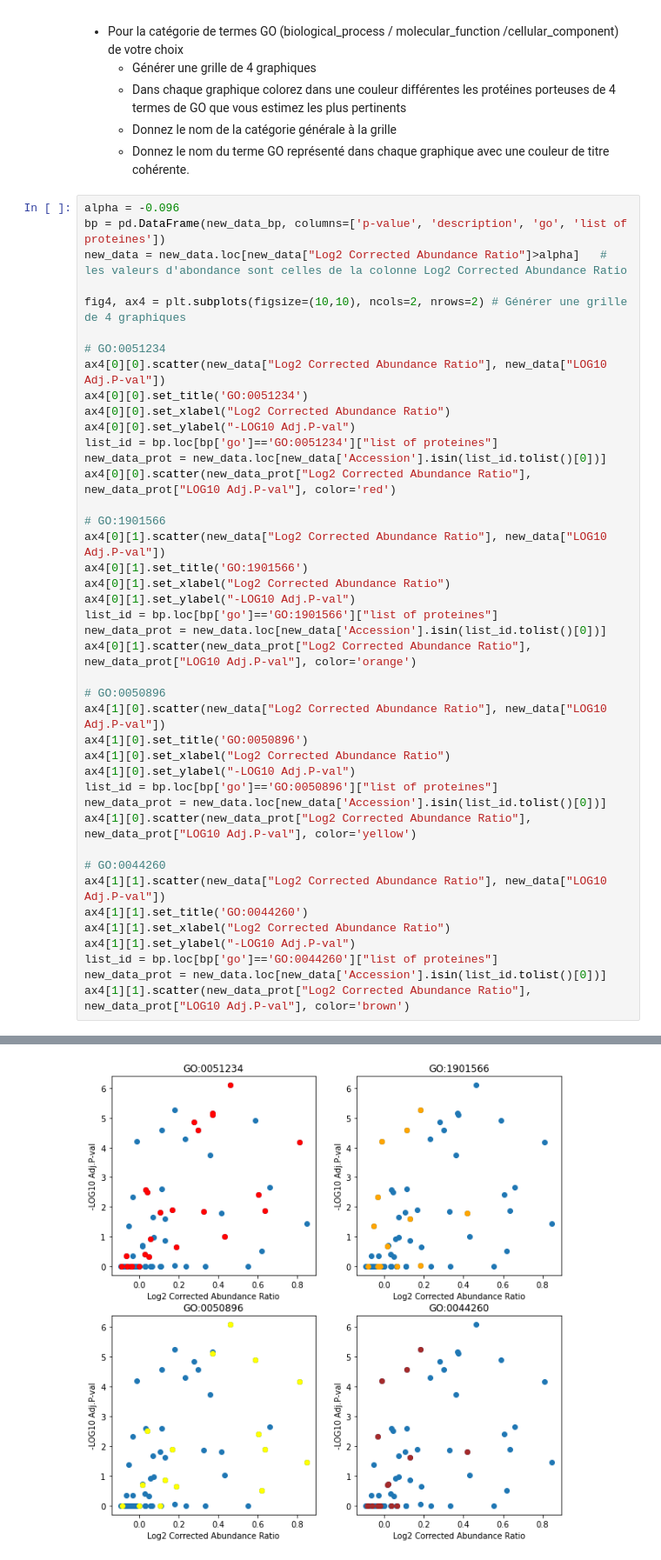
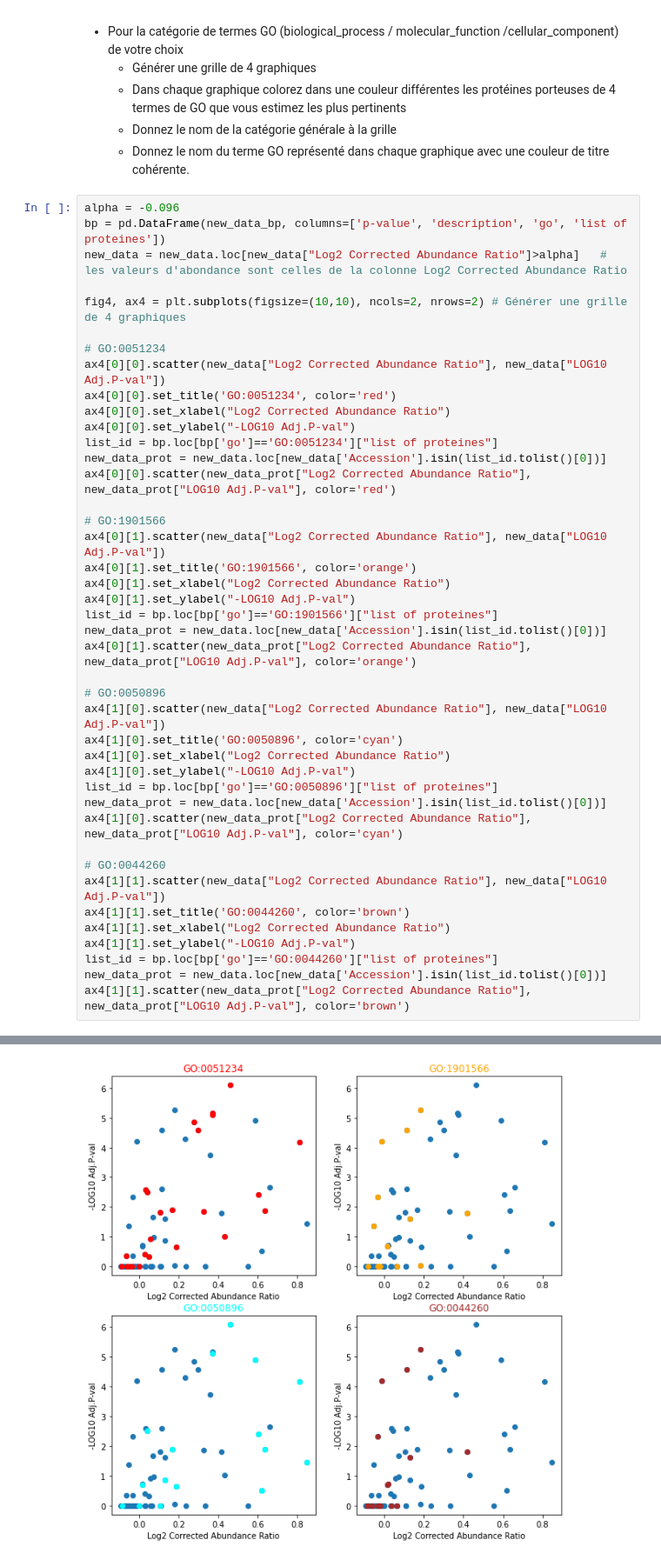
Before and after one commit to FrancoiseArtignan/VDB_jupyter, a Jupyter notebook: TP2.ipynb, the cells around one changed output, grey strips where cells are left out. Shown at 87% size. Cells and saved outputs as stored; diff of their text form.

```diff
--- a/TP2.ipynb
+++ b/TP2.ipynb
@@ -332,39 +332,39 @@ fig4, ax4 = plt.subplots(figsize=(10,10), ncols=2, nrows=2) # Générer une gril
 
 # GO:0051234
 ax4[0][0].scatter(new_data["Log2 Corrected Abundance Ratio"], new_data["LOG10 Adj.P-val"])
-ax4[0][0].set_title('GO:0051234')
+ax4[0][0].set_title('GO:0051234', color='red')
 ax4[0][0].set_xlabel("Log2 Corrected Abundance Ratio")
 ax4[0][0].set_ylabel("-LOG10 Adj.P-val")
 list_id = bp.loc[bp['go']=='GO:0051234']["list of proteines"]
 new_data_prot = new_data.loc[new_data['Accession'].isin(list_id.tolist()[0])]
 ax4[0][0].scatter(new_data_prot["Log2 Corrected Abundance Ratio"], new_data_prot["LOG10 Adj.P-val"], color='red')
 
 # GO:1901566
 ax4[0][1].scatter(new_data["Log2 Corrected Abundance Ratio"], new_data["LOG10 Adj.P-val"])
-ax4[0][1].set_title('GO:1901566')
+ax4[0][1].set_title('GO:1901566', color='orange')
 ax4[0][1].set_xlabel("Log2 Corrected Abundance Ratio")
 ax4[0][1].set_ylabel("-LOG10 Adj.P-val")
 list_id = bp.loc[bp['go']=='GO:1901566']["list of proteines"]
 new_data_prot = new_data.loc[new_data['Accession'].isin(list_id.tolist()[0])]
 ax4[0][1].scatter(new_data_prot["Log2 Corrected Abundance Ratio"], new_data_prot["LOG10 Adj.P-val"], color='orange')
 
 # GO:0050896
 ax4[1][0].scatter(new_data["Log2 Corrected Abundance Ratio"], new_data["LOG10 Adj.P-val"])
-ax4[1][0].set_title('GO:0050896')
+ax4[1][0].set_title('GO:0050896', color='cyan')
 ax4[1][0].set_xlabel("Log2 Corrected Abundance Ratio")
 ax4[1][0].set_ylabel("-LOG10 Adj.P-val")
 list_id = bp.loc[bp['go']=='GO:0050896']["list of proteines"]
 new_data_prot = new_data.loc[new_data['Accession'].isin(list_id.tolist()[0])]
-ax4[1][0].scatter(new_data_prot["Log2 Corrected Abundance Ratio"], new_data_prot["LOG10 Adj.P-val"], color='yellow')
+ax4[1][0].scatter(new_data_prot["Log2 Corrected Abundance Ratio"], new_data_prot["LOG10 Adj.P-val"], color='cyan')
 
 # GO:0044260
 ax4[1][1].scatter(new_data["Log2 Corrected Abundance Ratio"], new_data["LOG10 Adj.P-val"])
-ax4[1][1].set_title('GO:0044260')
+ax4[1][1].set_title('GO:0044260', color='brown')
 ax4[1][1].set_xlabel("Log2 Corrected Abundance Ratio")
 ax4[1][1].set_ylabel("-LOG10 Adj.P-val")
 list_id = bp.loc[bp['go']=='GO:0044260']["list of proteines"]
 new_data_prot = new_data.loc[new_data['Accession'].isin(list_id.tolist()[0])]
 ax4[1][1].scatter(new_data_prot["Log2 Corrected Abundance Ratio"], new_data_prot["LOG10 Adj.P-val"], color='brown')
 # %% [output]
 <matplotlib.collections.PathCollection at 0x...>
-[figure, old version]
+[figure, new version]
```
